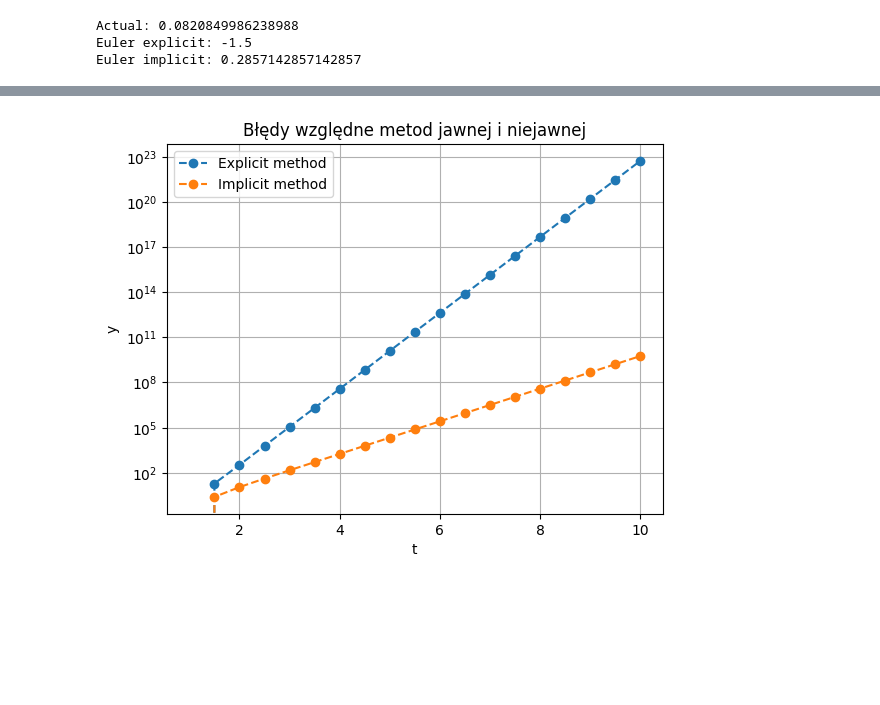
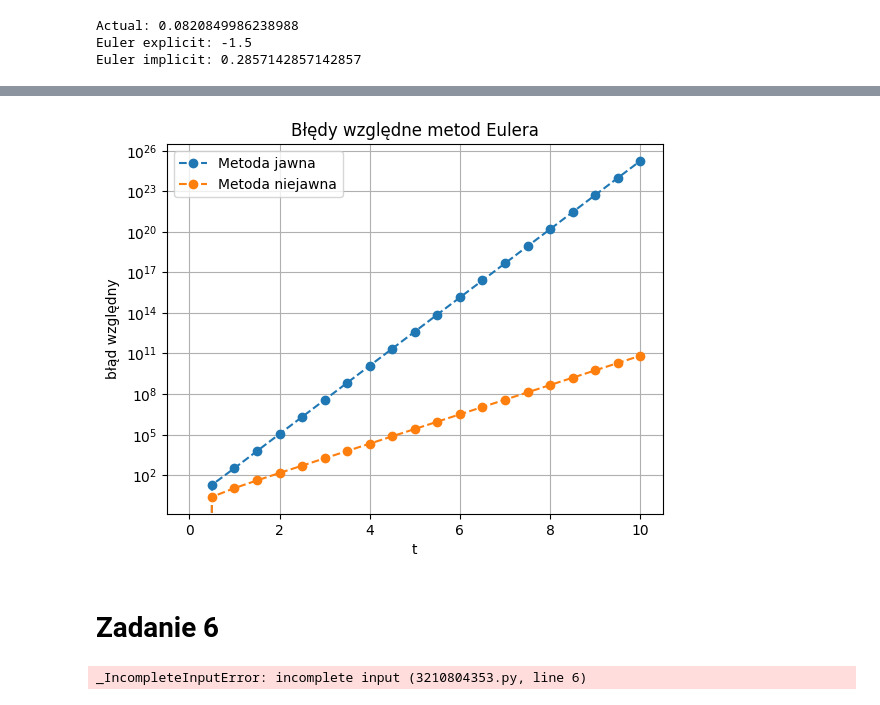
Before and after one commit to memecat5/MOWNIT, a Jupyter notebook: lab9/lab9.ipynb, the cells around one changed output, grey strips where cells are left out. Cells and saved outputs as stored; diff of their text form; code cells hidden in the pictures; blank space fills up the shorter version.

```diff
--- a/lab9/lab9.ipynb
+++ b/lab9/lab9.ipynb
@@ -29,7 +29,7 @@ def euler_explicit(yk, hk, f):
 def euler_implicit(yk):
     return 2. / 7. * yk
 # %%
-START = 1
+START = 0
 END = 10
 
 # number of iterations
@@ -82,18 +82,28 @@ print(result_explicit)
 # %%
-def relative_err(res, val):
-    return np.abs(val - res) / val
+def relative_err(res, actual):
+    return np.abs(actual - res) / actual
 
 relative_err_explicit = [relative_err(result_explicit[i], y(i * h)) for i in range(n + 1)]
 relative_err_implicit = [relative_err(result_implicit[i], y(i * h)) for i in range(n + 1)]
 
 
 plt.yscale("log")
-plt.plot(xs, relative_err_explicit, label = "Explicit method", ls="--", marker="o")
-plt.plot(xs, relative_err_implicit, label = "Implicit method", ls="--", marker="o")
+plt.plot(xs, relative_err_explicit, label = "Metoda jawna", ls="--", marker="o")
+plt.plot(xs, relative_err_implicit, label = "Metoda niejawna", ls="--", marker="o")
 plt.xlabel('t')
-plt.ylabel('y')
-plt.title("Błędy względne metod jawnej i niejawnej")
+plt.ylabel('błąd względny')
+plt.title("Błędy względne metod Eulera")
 plt.legend()
-plt.grid(True)
+plt.grid()
 # %% [output]
-[figure, old version]
+[figure, new version]
+# %% [markdown]
+# Zadanie 6
+# %%
+def y2(a, t):
+    return a * t**(a-1)
+
+
+for a in [2.5, 1.5, 1.1]:
+# %% [output]
+_IncompleteInputError: incomplete input (3210804353.py, line 6)
```
Also changed, not shown: parts of 1 cell of this notebook.
